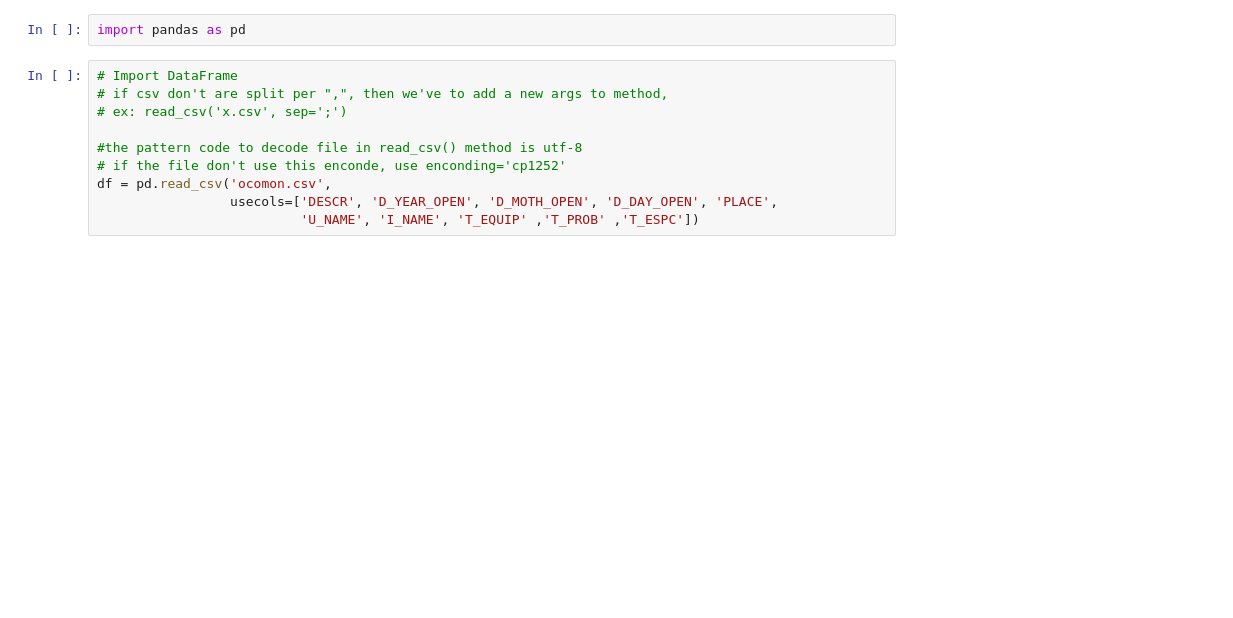
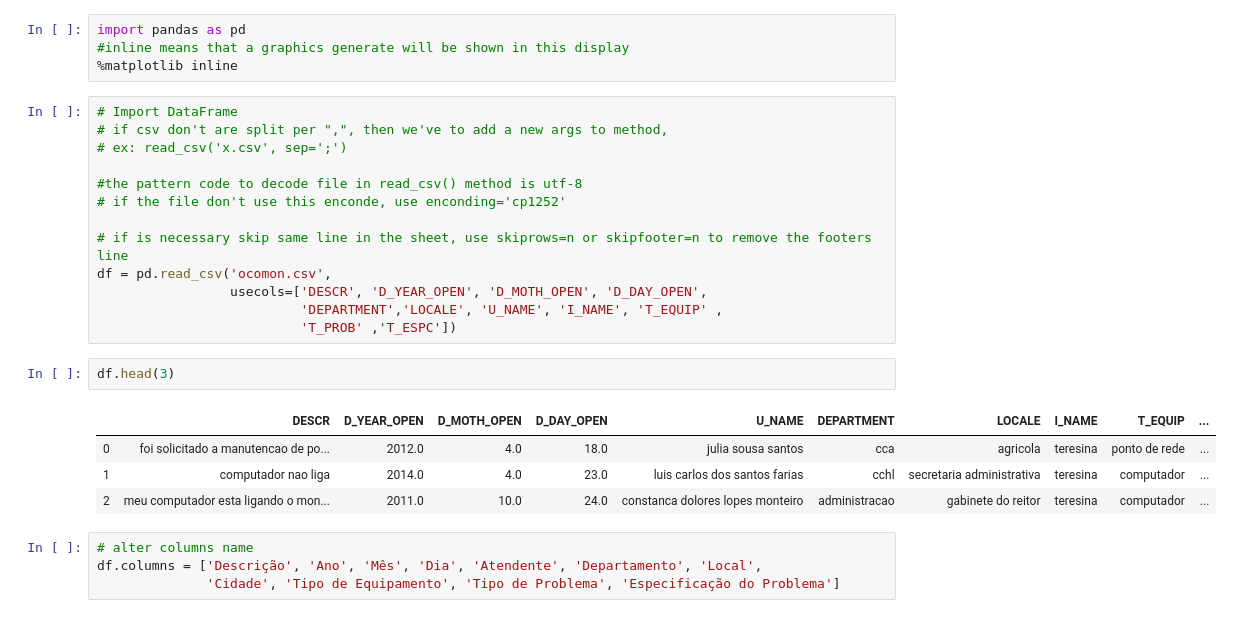
Before and after one commit to VictorCampelo/Ocomon-DS-Project, a Jupyter notebook: secondOcomonNotebook.ipynb, the cells around one changed output. Cells and saved outputs as stored; diff of their text form; blank space fills up the shorter version.

```diff
--- a/secondOcomonNotebook.ipynb
+++ b/secondOcomonNotebook.ipynb
@@ -1,5 +1,7 @@
-# %%
-import pandas as pd
+# %%
+import pandas as pd
+#inline means that a graphics generate will be shown in this display
+%matplotlib inline
 # %%
 # Import DataFrame
 # if csv don't are split per ",", then we've to add a new args to method,
@@ -7,6 +9,20 @@ import pandas as pd
 
 #the pattern code to decode file in read_csv() method is utf-8
 # if the file don't use this enconde, use enconding='cp1252'
+
+# if is necessary skip same line in the sheet, use skiprows=n or skipfooter=n to remove the footers line
 df = pd.read_csv('ocomon.csv',
-                 usecols=['DESCR', 'D_YEAR_OPEN', 'D_MOTH_OPEN', 'D_DAY_OPEN', 'PLACE',
-                          'U_NAME', 'I_NAME', 'T_EQUIP' ,'T_PROB' ,'T_ESPC'])
+                 usecols=['DESCR', 'D_YEAR_OPEN', 'D_MOTH_OPEN', 'D_DAY_OPEN',
+                          'DEPARTMENT','LOCALE', 'U_NAME', 'I_NAME', 'T_EQUIP' ,
+                          'T_PROB' ,'T_ESPC'])
+# %%
+df.head(3)
+# %% [output]
+|  | DESCR | D_YEAR_OPEN | D_MOTH_OPEN | D_DAY_OPEN | U_NAME | DEPARTMENT | LOCALE | I_NAME | T_EQUIP | ... |
+| 0 | foi solicitado a manutencao de po... | 2012.0 | 4.0 | 18.0 | julia sousa santos | cca | agricola | teresina | ponto de rede | ... |
+| 1 | computador nao liga | 2014.0 | 4.0 | 23.0 | luis carlos dos santos farias | cchl | secretaria administrativa | teresina | computador | ... |
+| 2 | meu computador esta ligando o mon... | 2011.0 | 10.0 | 24.0 | constanca dolores lopes monteiro | administracao | gabinete do reitor | teresina | computador | ... |
+# %%
+# alter columns name
+df.columns = ['Descrição', 'Ano', 'Mês', 'Dia', 'Atendente', 'Departamento', 'Local',
+              'Cidade', 'Tipo de Equipamento', 'Tipo de Problema', 'Especificação do Problema']
```
Also changed, not shown: parts of 20 cells of this notebook.
